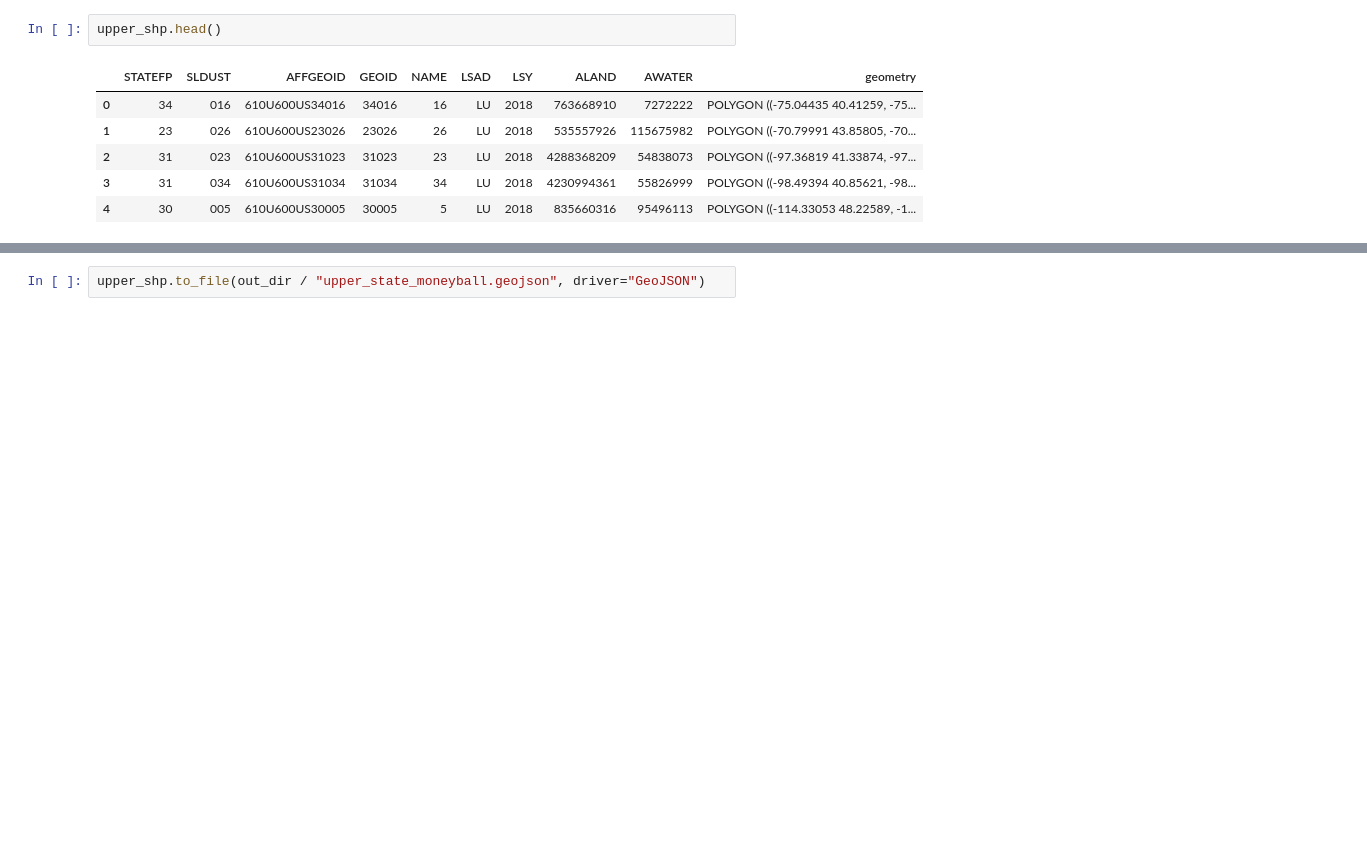
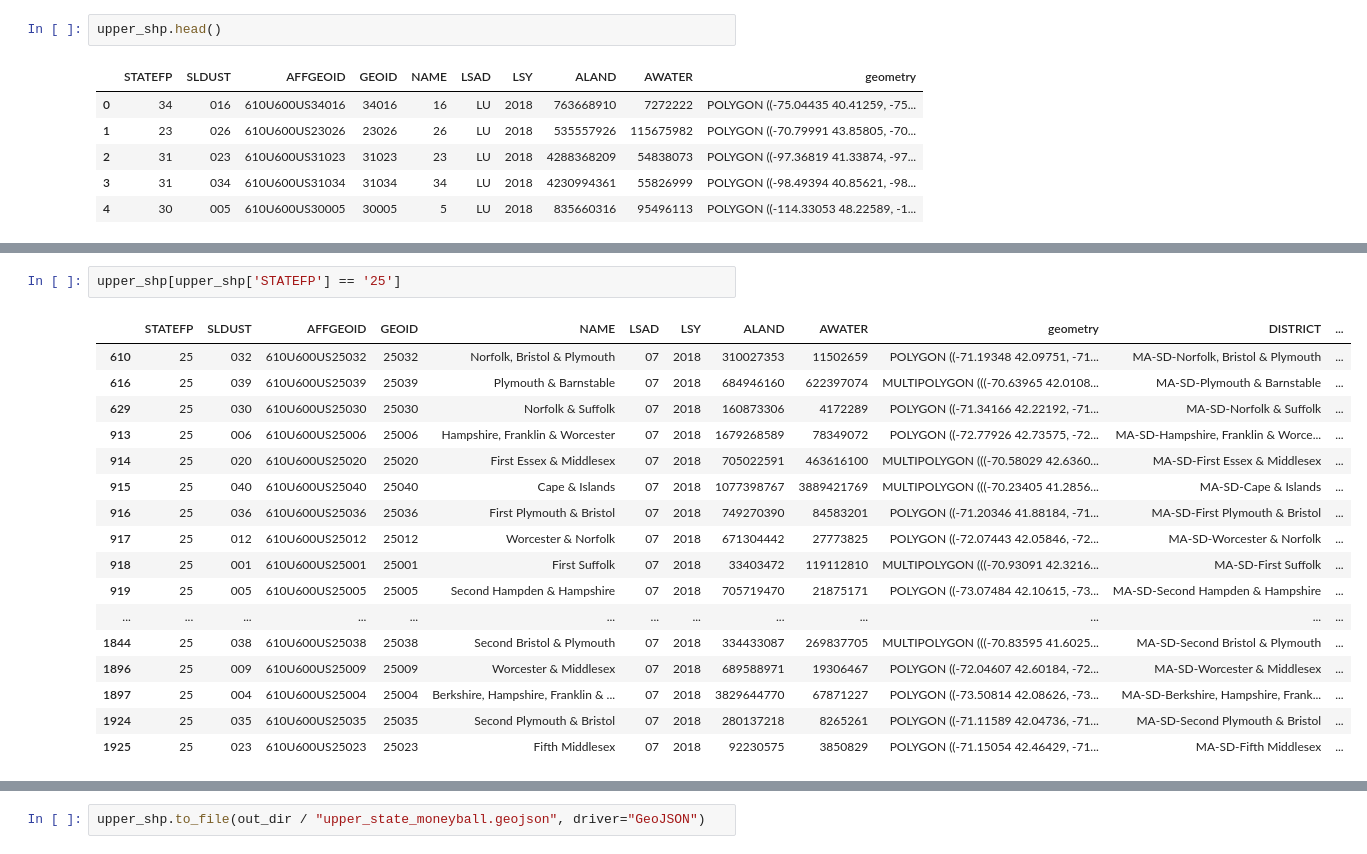
Before and after one commit to PrincetonUniversity/PEC-map, a Jupyter notebook: moneyball-data-munge.ipynb, the cells around one changed output, grey strips where cells are left out. Drawn from its saved outputs; the diff is of its cells as text; blank space fills up the shorter version.

```diff
--- a/moneyball-data-munge.ipynb
+++ b/moneyball-data-munge.ipynb
@@ -119,0 +215,20 @@ upper_shp[upper_shp['VOTER_POWER'] != 0]
+# %%
+upper_shp[upper_shp['STATEFP'] == '25']
+# %% [output]
+|  | STATEFP | SLDUST | AFFGEOID | GEOID | NAME | LSAD | LSY | ALAND | AWATER | geometry | DISTRICT | ... |
+| 610 | 25 | 032 | 610U600US25032 | 25032 | Norfolk, Bristol & Plymouth | 07 | 2018 | 310027353 | 11502659 | POLYGON ((-71.19348 42.09751, -71... | MA-SD-Norfolk, Bristol & Plymouth | ... |
+| 616 | 25 | 039 | 610U600US25039 | 25039 | Plymouth & Barnstable | 07 | 2018 | 684946160 | 622397074 | MULTIPOLYGON (((-70.63965 42.0108... | MA-SD-Plymouth & Barnstable | ... |
+| 629 | 25 | 030 | 610U600US25030 | 25030 | Norfolk & Suffolk | 07 | 2018 | 160873306 | 4172289 | POLYGON ((-71.34166 42.22192, -71... | MA-SD-Norfolk & Suffolk | ... |
+| 913 | 25 | 006 | 610U600US25006 | 25006 | Hampshire, Franklin & Worcester | 07 | 2018 | 1679268589 | 78349072 | POLYGON ((-72.77926 42.73575, -72... | MA-SD-Hampshire, Franklin & Worce... | ... |
+| 914 | 25 | 020 | 610U600US25020 | 25020 | First Essex & Middlesex | 07 | 2018 | 705022591 | 463616100 | MULTIPOLYGON (((-70.58029 42.6360... | MA-SD-First Essex & Middlesex | ... |
+| 915 | 25 | 040 | 610U600US25040 | 25040 | Cape & Islands | 07 | 2018 | 1077398767 | 3889421769 | MULTIPOLYGON (((-70.23405 41.2856... | MA-SD-Cape & Islands | ... |
+| 916 | 25 | 036 | 610U600US25036 | 25036 | First Plymouth & Bristol | 07 | 2018 | 749270390 | 84583201 | POLYGON ((-71.20346 41.88184, -71... | MA-SD-First Plymouth & Bristol | ... |
+| 917 | 25 | 012 | 610U600US25012 | 25012 | Worcester & Norfolk | 07 | 2018 | 671304442 | 27773825 | POLYGON ((-72.07443 42.05846, -72... | MA-SD-Worcester & Norfolk | ... |
+| 918 | 25 | 001 | 610U600US25001 | 25001 | First Suffolk | 07 | 2018 | 33403472 | 119112810 | MULTIPOLYGON (((-70.93091 42.3216... | MA-SD-First Suffolk | ... |
+| 919 | 25 | 005 | 610U600US25005 | 25005 | Second Hampden & Hampshire | 07 | 2018 | 705719470 | 21875171 | POLYGON ((-73.07484 42.10615, -73... | MA-SD-Second Hampden & Hampshire | ... |
+| ... | ... | ... | ... | ... | ... | ... | ... | ... | ... | ... | ... | ... |
+| 1844 | 25 | 038 | 610U600US25038 | 25038 | Second Bristol & Plymouth | 07 | 2018 | 334433087 | 269837705 | MULTIPOLYGON (((-70.83595 41.6025... | MA-SD-Second Bristol & Plymouth | ... |
+| 1896 | 25 | 009 | 610U600US25009 | 25009 | Worcester & Middlesex | 07 | 2018 | 689588971 | 19306467 | POLYGON ((-72.04607 42.60184, -72... | MA-SD-Worcester & Middlesex | ... |
+| 1897 | 25 | 004 | 610U600US25004 | 25004 | Berkshire, Hampshire, Franklin & ... | 07 | 2018 | 3829644770 | 67871227 | POLYGON ((-73.50814 42.08626, -73... | MA-SD-Berkshire, Hampshire, Frank... | ... |
+| 1924 | 25 | 035 | 610U600US25035 | 25035 | Second Plymouth & Bristol | 07 | 2018 | 280137218 | 8265261 | POLYGON ((-71.11589 42.04736, -71... | MA-SD-Second Plymouth & Bristol | ... |
+| 1925 | 25 | 023 | 610U600US25023 | 25023 | Fifth Middlesex | 07 | 2018 | 92230575 | 3850829 | POLYGON ((-71.15054 42.46429, -71... | MA-SD-Fifth Middlesex | ... |
```
Also changed, not shown: parts of 18 cells of this notebook, 8 other files.
